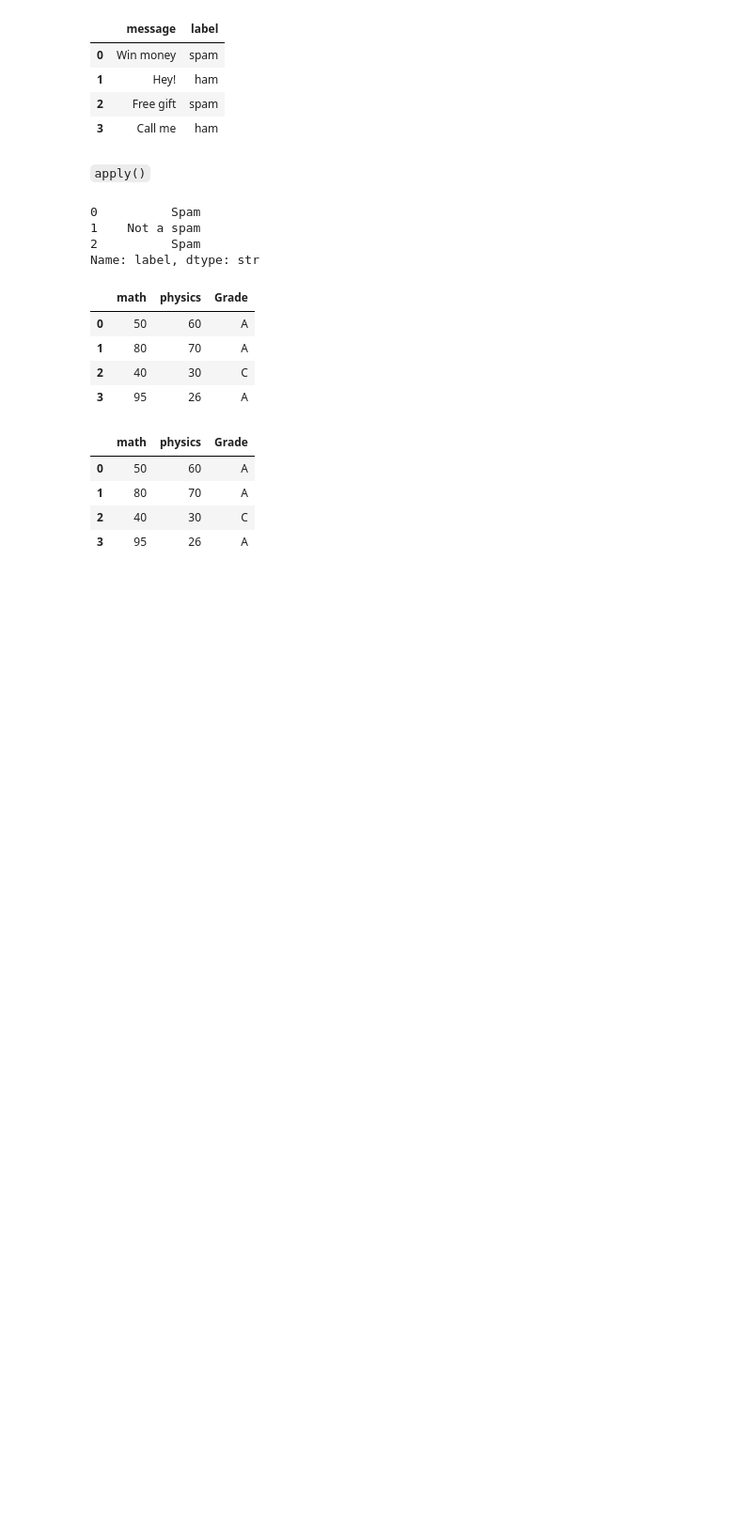
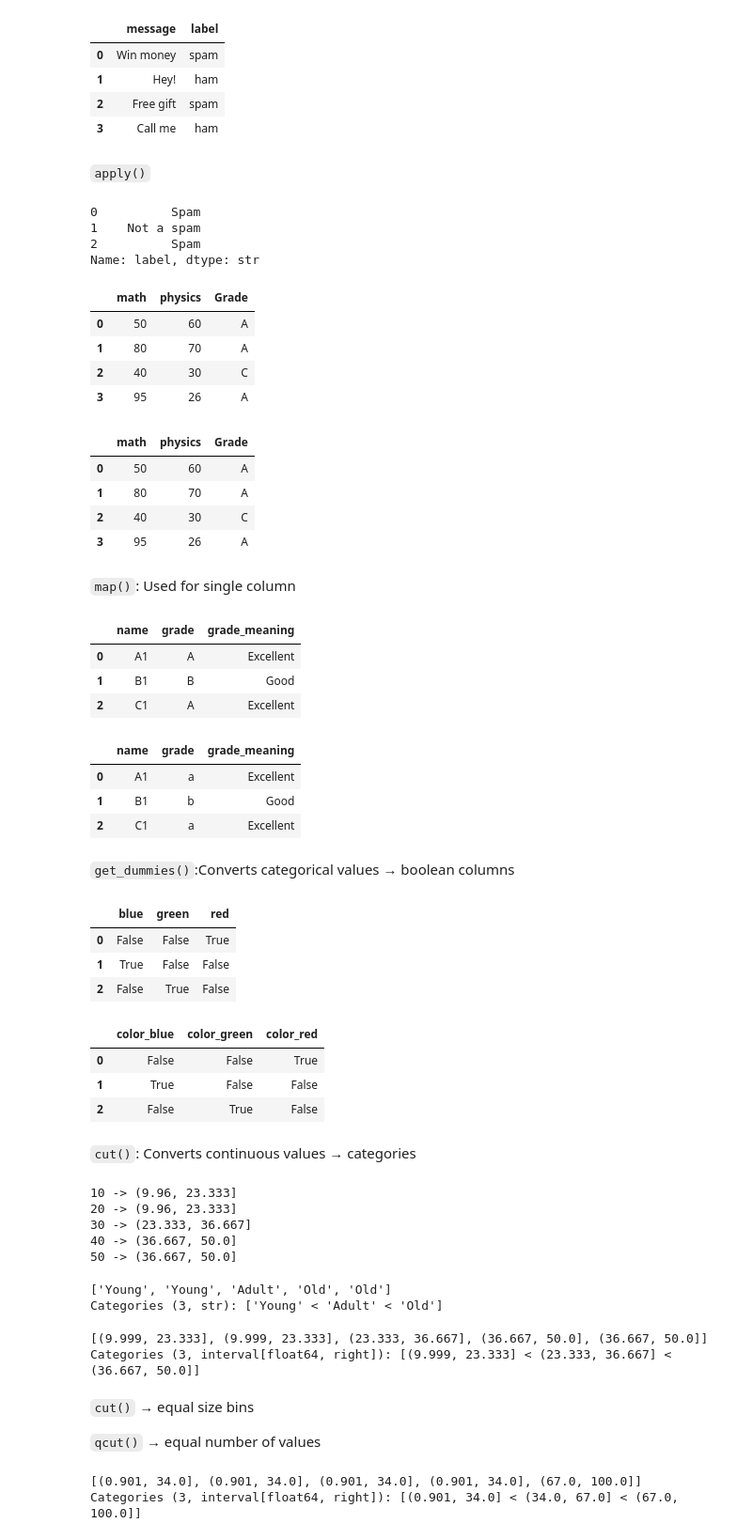
Before and after one commit to subhamoydatta703/Pandas-and-Scikit-Learn, a Jupyter notebook: pandas/pandas_intermediate.ipynb, the cells around one changed output. Shown at 94% size. Saved outputs shown, nothing was run; the diff lists cells and outputs as text; code cells hidden in the pictures; blank space fills up the shorter version.

```diff
--- a/pandas/pandas_intermediate.ipynb
+++ b/pandas/pandas_intermediate.ipynb
@@ -276,3 +276,29 @@ marks
 | 1 | 80 | 70 | A |
 | 2 | 40 | 30 | C |
 | 3 | 95 | 26 | A |
+# %% [markdown]
+`map()`: Used for single column
+# %%
+df = pd.DataFrame({
+    "name": ["A1", "B1", "C1"],
+    "grade": ["A", "B", "A"]
+})
+grade_map = {"A": "Excellent", "B": "Good"}
+# %%
+df['grade_meaning'] = df['grade'].map(grade_map)
+df
+# %% [output]
+|  | name | grade | grade_meaning |
+| 0 | A1 | A | Excellent |
+| 1 | B1 | B | Good |
+| 2 | C1 | A | Excellent |
+# %%
+df['grade'] = df['grade'].map(lambda x: x.lower())
+df
+# %% [output]
+|  | name | grade | grade_meaning |
+| 0 | A1 | a | Excellent |
+| 1 | B1 | b | Good |
+| 2 | C1 | a | Excellent |
+# %% [markdown]
+`get_dummies()`:Converts categorical values → boolean columns
@@ -278,0 +309,8 @@ marks
+# %%
+encoded = pd.get_dummies(df['color'])
+encoded
+# %% [output]
+|  | blue | green | red |
+| 0 | False | False | True |
+| 1 | True | False | False |
+| 2 | False | True | False |
@@ -278,0 +319,44 @@ marks
+# %%
+df
+# %% [output]
+|  | color_blue | color_green | color_red |
+| 0 | False | False | True |
+| 1 | True | False | False |
+| 2 | False | True | False |
+# %% [markdown]
+`cut()`: Converts continuous values → categories
+# %%
+ages = [10, 20, 30, 40, 50]
+
+bins = pd.cut(ages, bins=3)
+for age, b in zip(ages, bins):
+    print(f"{age} -> {b}")
+# %% [output]
+10 -> (9.96, 23.333]
+20 -> (9.96, 23.333]
+30 -> (23.333, 36.667]
+40 -> (36.667, 50.0]
+50 -> (36.667, 50.0]
+# %%
+pd.cut(ages, bins=3, labels=["Young", "Adult", "Old"])
+# %% [output]
+['Young', 'Young', 'Adult', 'Old', 'Old']
+Categories (3, str): ['Young' < 'Adult' < 'Old']
+# %%
+ag = [10, 20, 30, 40, 50]
+val = pd.qcut(ag, q=3)
+val
+# %% [output]
+[(9.999, 23.333], (9.999, 23.333], (23.333, 36.667], (36.667, 50.0], (36.667, 50.0]]
+Categories (3, interval[float64, right]): [(9.999, 23.333] < (23.333, 36.667] < (36.667, 50.0]]
+# %% [markdown]
+`cut()` → equal size bins
+
+`qcut()` → equal number of values
+# %%
+values = [1, 2, 3, 4, 100]
+bins = pd.cut(values, bins=3)
+bins
+# %% [output]
+[(0.901, 34.0], (0.901, 34.0], (0.901, 34.0], (0.901, 34.0], (67.0, 100.0]]
+Categories (3, interval[float64, right]): [(0.901, 34.0] < (34.0, 67.0] < (67.0, 100.0]]
```
Also changed, not shown: parts of 6 cells of this notebook, 1 other file.
